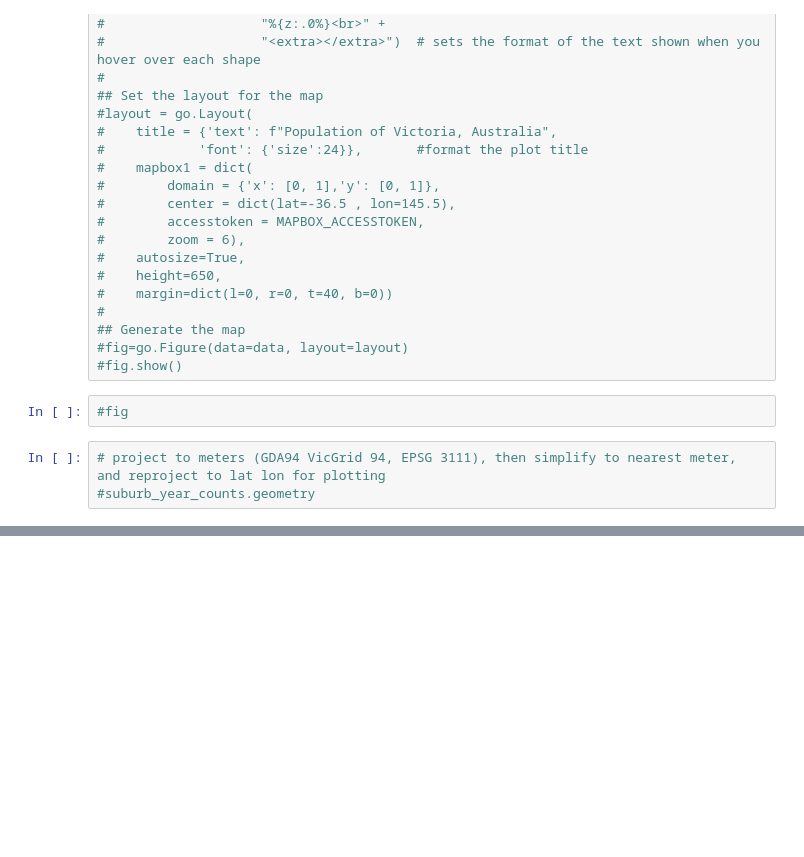
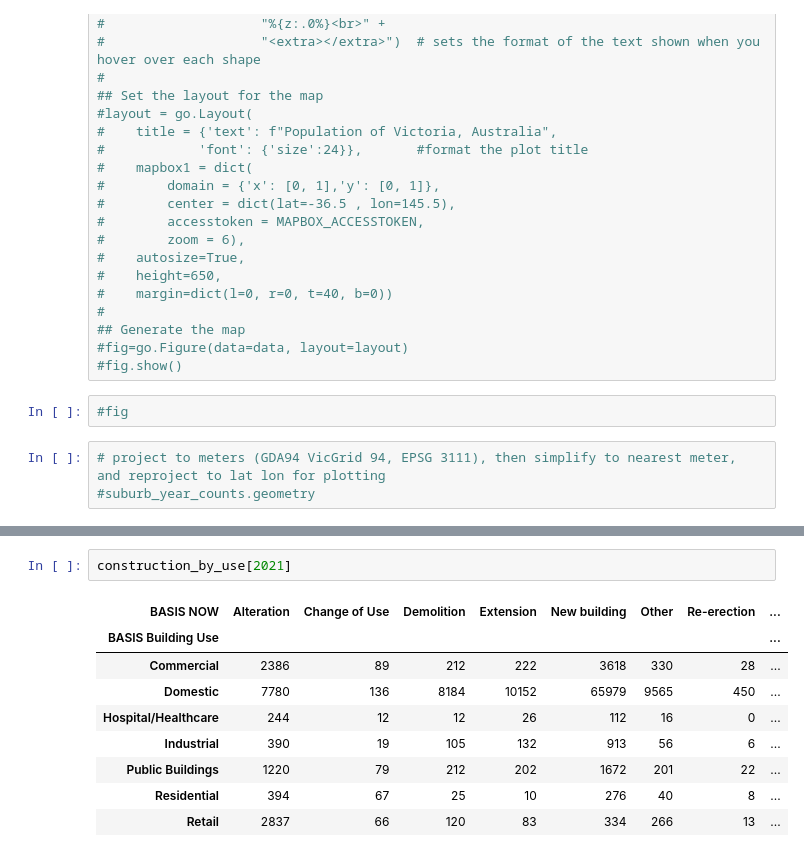
Before and after one commit to CaroPattle/bicycle_data_melbourne, a Jupyter notebook: planning_permits/planning_permit_analysis.ipynb, the cells around one changed output, grey strips where cells are left out. Drawn from its saved outputs; the diff is of its cells as text; blank space fills up the shorter version.

```diff
--- a/planning_permits/planning_permit_analysis.ipynb
+++ b/planning_permits/planning_permit_analysis.ipynb
@@ -418,0 +825,12 @@ for year in suburb_year_counts.Year.unique():
+# %%
+construction_by_use[2021]
+# %% [output]
+| BASIS NOW | Alteration | Change of Use | Demolition | Extension | New building | Other | Re-erection | ... |
+| BASIS Building Use |  |  |  |  |  |  |  | ... |
+| Commercial | 2386 | 89 | 212 | 222 | 3618 | 330 | 28 | ... |
+| Domestic | 7780 | 136 | 8184 | 10152 | 65979 | 9565 | 450 | ... |
+| Hospital/Healthcare | 244 | 12 | 12 | 26 | 112 | 16 | 0 | ... |
+| Industrial | 390 | 19 | 105 | 132 | 913 | 56 | 6 | ... |
+| Public Buildings | 1220 | 79 | 212 | 202 | 1672 | 201 | 22 | ... |
+| Residential | 394 | 67 | 25 | 10 | 276 | 40 | 8 | ... |
+| Retail | 2837 | 66 | 120 | 83 | 334 | 266 | 13 | ... |
```
Also changed, not shown: parts of 56 cells of this notebook.
